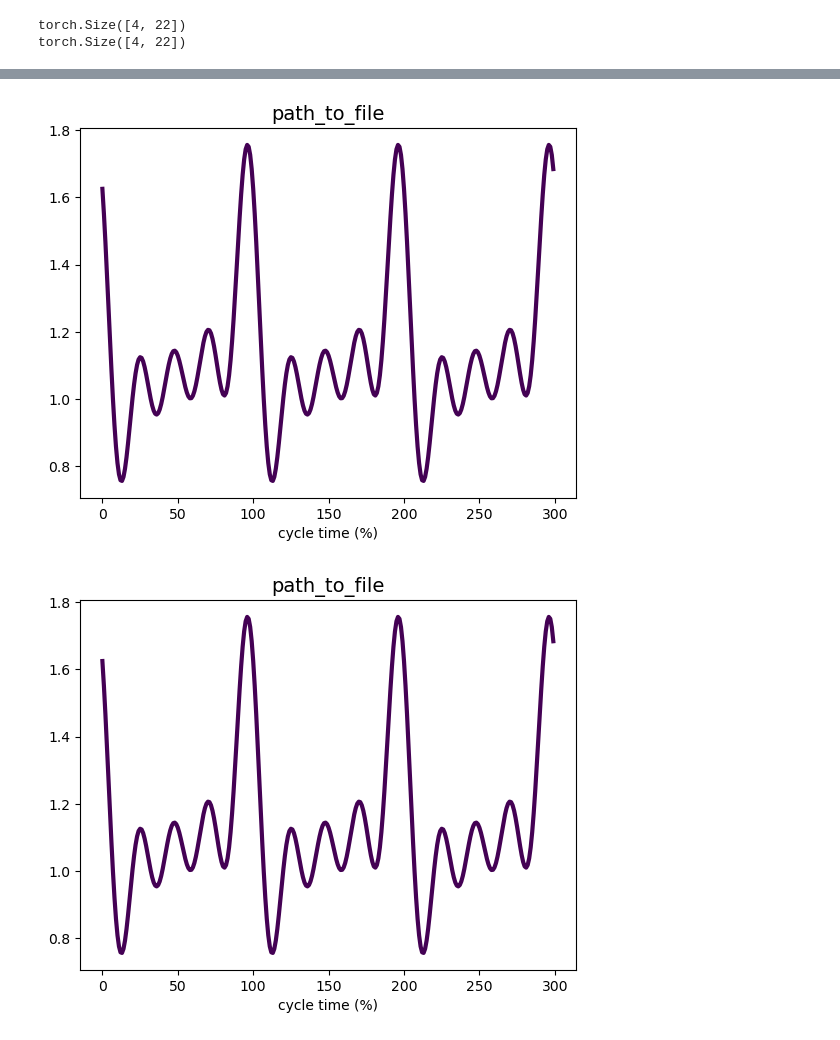
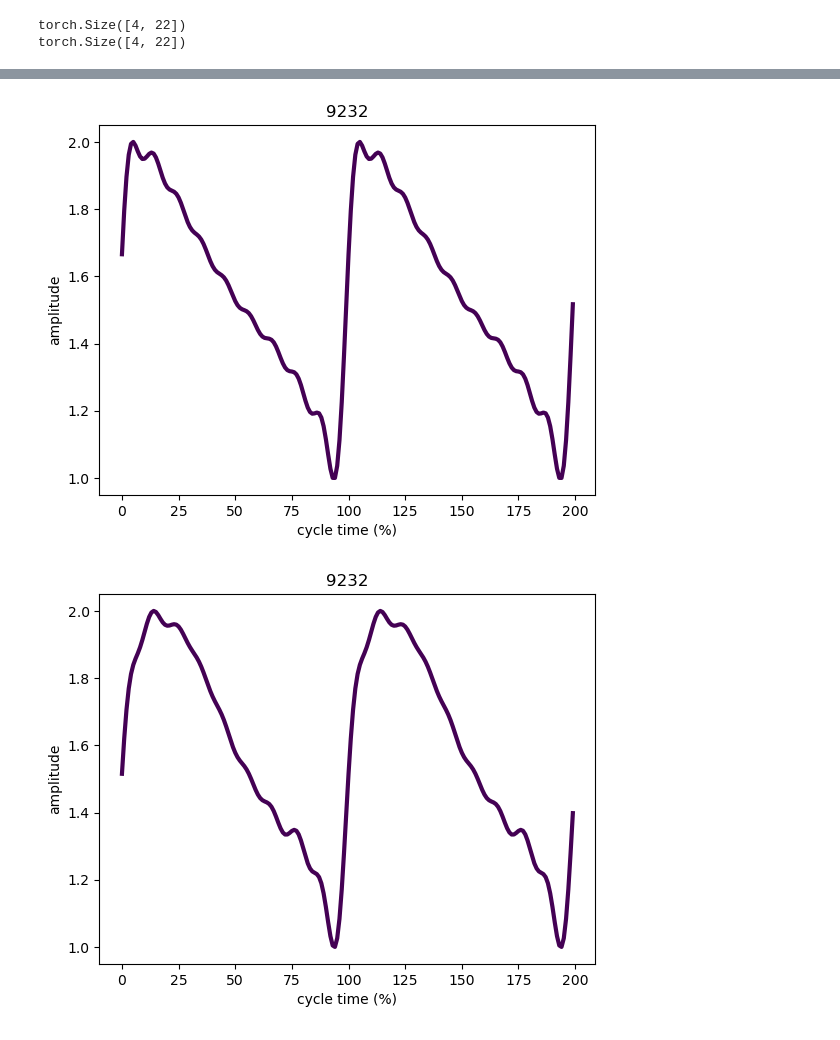
Before and after one commit to ChuanCh/A2E, a Jupyter notebook: Fourier Descriptor.ipynb, the cells around one changed output, grey strips where cells are left out. Drawn from its saved outputs; the diff is of its cells as text; code cells hidden in the pictures.

Commit message:
Fix bugs when plotting EGG waveshape.

```diff
--- a/Fourier Descriptor.ipynb
+++ b/Fourier Descriptor.ipynb
@@ -10,13 +10,16 @@ import itertools
 import matplotlib.pyplot as plt
 import random
 import pandas as pd
+import soundfile as sf
 from torch.utils.data import DataLoader, Dataset, TensorDataset
 
 # hyperparameters
-# samplerate is 16000 for wav
-samplerate = 50 * 22
-# cycle rate is 50 Hz
-cycle_rate = 50
+# cycle rate is  Hz
+cycle_rate = 400
+input_size = 22
+# samplerate is cycle_rate * input_size
+samplerate = cycle_rate * input_size
+
 num_epochs = 300
 hidden_size = 256
 second_hidden_size = 256
@@ -124,7 +131,7 @@ for batch in train_loader:
     break
 
 class RegressionNetwork(nn.Module):
-    def __init__(self, input_size=22, hidden_size=256, output_size=22):
+    def __init__(self, input_size=input_size, hidden_size=256, output_size=22):
         super(RegressionNetwork, self).__init__()
         self.layer1 = nn.Linear(input_size, hidden_size * 2)
         self.layer2 = nn.Linear(hidden_size * 2, hidden_size)
@@ -255,16 +262,16 @@ random_sample = test_dataset[random_idx]
 random_input = random_sample[0]
 random_target = random_sample[1]
 
-# convert back to non-min-max normalized data
-random_input = random_input * (wav_max - wav_min) + wav_min
-random_target = random_target * (cycle_max - cycle_min) + cycle_min
-
 random_input = random_input.to(device)
 random_target = random_target.to(device)
 random_output = model(random_input)
 random_output = random_output.cpu().detach().numpy()
 random_target = random_target.cpu().detach().numpy()
 
+# convert back to non-min-max normalized data
+random_target = random_target * (cycle_max - cycle_min) + cycle_min
+random_output = random_output * (cycle_max - cycle_min) + cycle_min
+
 plt.figure()
 plt.plot(random_output, label='Prediction')
 plt.plot(random_target, label='Ground Truth')
@@ -307,8 +314,8 @@ original_phases = random_target[11:]
 
 nHarmonics = 10
 points = 100
-periods = 3
-egg, timeStruct = synthEGGfromArrays(levels, phases, nHarmonics, points, periods)
+periods = 2
+egg = synthEGGfromArrays(levels, phases, nHarmonics, points, periods)
 original_egg = synthEGGfromArrays(original_levels, original_phases, nHarmonics, points, periods)
 
 import matplotlib.pyplot as plt
@@ -316,32 +323,32 @@ import os
 import numpy as np
 
 def plotEGG(waves, fig_title):
     # Check if waves is 1D or 2D
     nCurves = 1 if waves.ndim == 1 else waves.shape[1]
 
     plt.figure()
 
     # Generate a color map range, using a maximum of either nCurves or 1
     colors = plt.cm.viridis(np.linspace(0, 0.7, max(nCurves, 1)))
 
     # Plot each curve
     if nCurves == 1:
         y = waves + 1  # If only one curve, offset it by 1
         plt.plot(y, linewidth=3, color=colors[0])
     else:
         for i in range(nCurves):
             y = waves[:, i] + (nCurves - i)
             plt.plot(y, linewidth=3, color=colors[i])
 
     plt.xlabel('cycle time (%)')
     plt.ylabel('amplitude')
     plt.title(fig_title)
     plt.show()
 
 # fig_title is random_idx + 1
 fig_title = random_idx + 1
 plotEGG(egg, fig_title)
 plotEGG(original_egg, fig_title)
 # %% [output]
-[figure, old version]
+[figure, new version]
-[figure, old version]
+[figure, new version]
```
Also changed, not shown: parts of 4 cells of this notebook, 6 other files.
